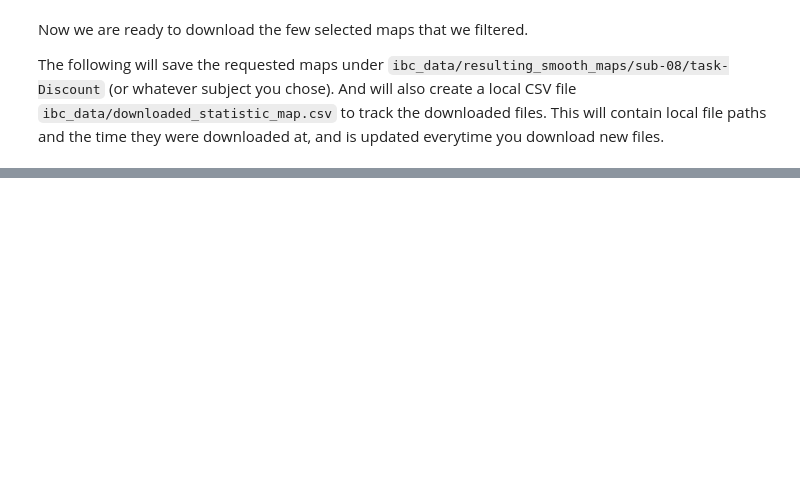
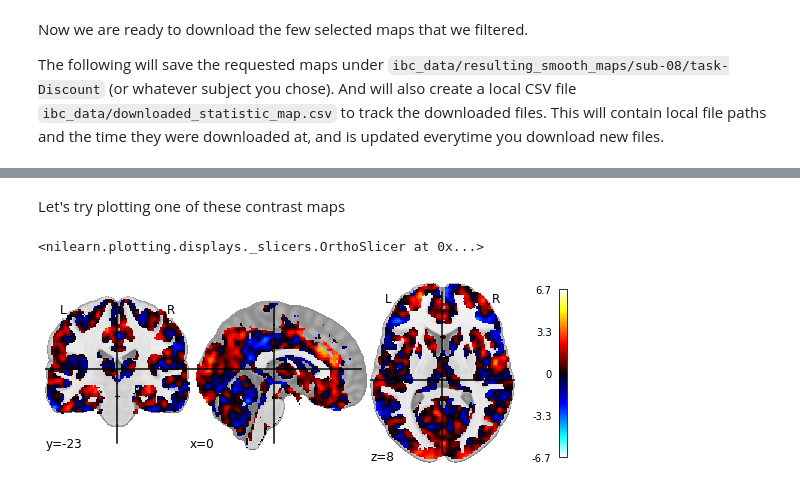
Before and after one commit to individual-brain-charting/api, a Jupyter notebook: examples/get_data.ipynb, the cells around one changed output, grey strips where cells are left out. Saved outputs shown, nothing was run; the diff lists cells and outputs as text; code cells hidden in the pictures; blank space fills up the shorter version.

Commit message:
install fix, downloaded_db index fix, plot stat map

```diff
--- a/examples/get_data.ipynb
+++ b/examples/get_data.ipynb
@@ -114,0 +117,10 @@ Downloaded requested files from IBC statistic_map dataset. See ibc_data/download
+# %% [markdown]
+Let's try plotting one of these contrast maps
+# %%
+from nilearn.plotting import plot_stat_map
+
+map_path = downloaded_db["local_path"][0]
+plot_stat_map(map_path)
+# %% [output]
+<nilearn.plotting.displays._slicers.OrthoSlicer at 0x...>
+[figure, added]
```
Also changed, not shown: parts of 4 cells of this notebook, 1 other file.
